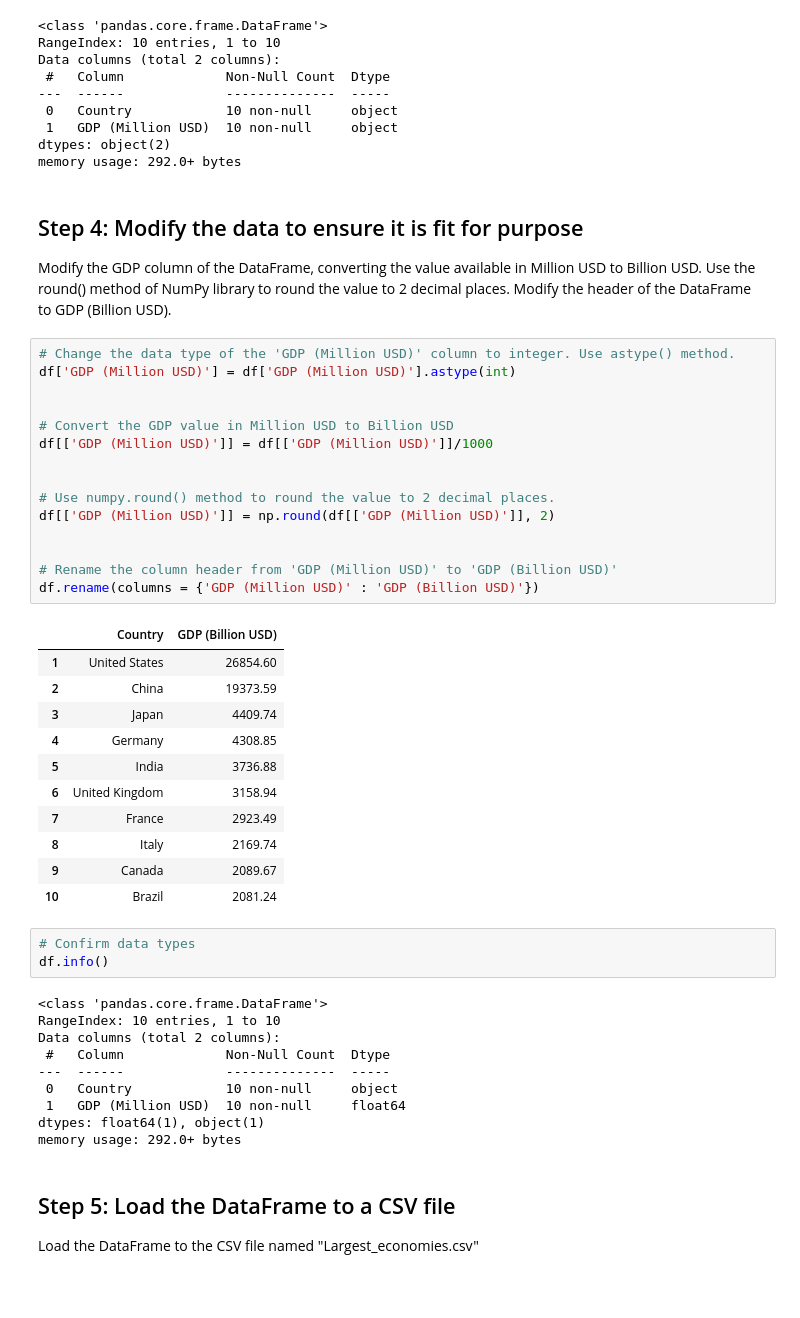
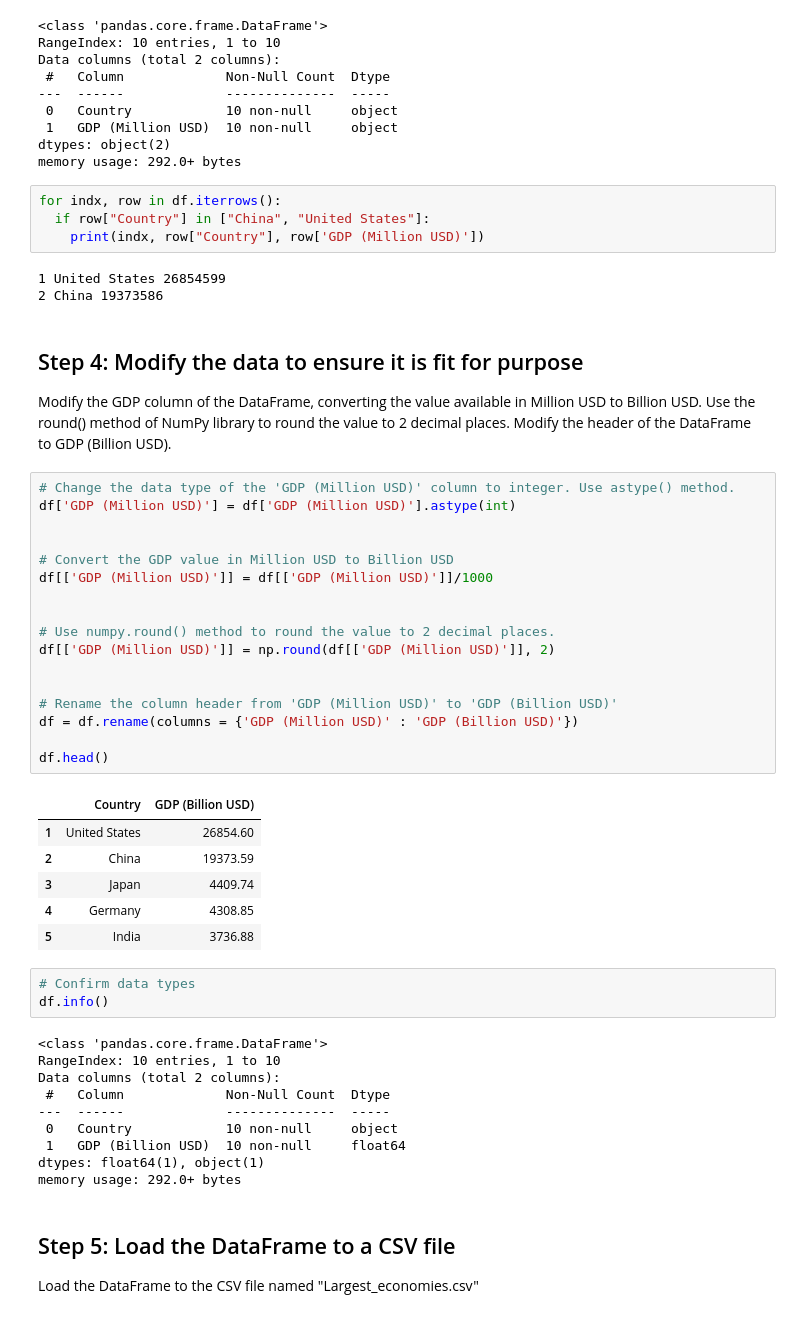
Before and after one commit to ABoothInTheWild/ibm_data_science, a Jupyter notebook: IBM-IBSC-2025-10-01/Module 2/2.13-live-session/Module_2_Live_Session_Lab_Solved.ipynb, the cells around one changed output. Saved outputs shown, nothing was run; the diff lists cells and outputs as text; blank space fills up the shorter version.

```diff
--- a/IBM-IBSC-2025-10-01/Module 2/2.13-live-session/Module_2_Live_Session_Lab_Solved.ipynb
+++ b/IBM-IBSC-2025-10-01/Module 2/2.13-live-session/Module_2_Live_Session_Lab_Solved.ipynb
@@ -84,6 +100,13 @@ Data columns (total 2 columns):
  1   GDP (Million USD)  10 non-null     object
 dtypes: object(2)
 memory usage: 292.0+ bytes
+# %%
+for indx, row in df.iterrows():
+  if row["Country"] in ["China", "United States"]:
+    print(indx, row["Country"], row['GDP (Million USD)'])
+# %% [output]
+1 United States 26854599
+2 China 19373586
 # %% [markdown]
 ## Step 4: Modify the data to ensure it is fit for purpose
 
@@ -91,30 +114,27 @@ Modify the GDP column of the DataFrame, converting the value available in Millio
 # %%
 # Change the data type of the 'GDP (Million USD)' column to integer. Use astype() method.
 df['GDP (Million USD)'] = df['GDP (Million USD)'].astype(int)
 
 
 # Convert the GDP value in Million USD to Billion USD
 df[['GDP (Million USD)']] = df[['GDP (Million USD)']]/1000
 
 
 # Use numpy.round() method to round the value to 2 decimal places.
 df[['GDP (Million USD)']] = np.round(df[['GDP (Million USD)']], 2)
 
 
 # Rename the column header from 'GDP (Million USD)' to 'GDP (Billion USD)'
-df.rename(columns = {'GDP (Million USD)' : 'GDP (Billion USD)'})
+df = df.rename(columns = {'GDP (Million USD)' : 'GDP (Billion USD)'})
+
+df.head()
 # %% [output]
 |  | Country | GDP (Billion USD) |
 | 1 | United States | 26854.60 |
 | 2 | China | 19373.59 |
 | 3 | Japan | 4409.74 |
 | 4 | Germany | 4308.85 |
 | 5 | India | 3736.88 |
-| 6 | United Kingdom | 3158.94 |
-| 7 | France | 2923.49 |
-| 8 | Italy | 2169.74 |
-| 9 | Canada | 2089.67 |
-| 10 | Brazil | 2081.24 |
 # %%
 # Confirm data types
 df.info()
@@ -125,7 +145,7 @@ Data columns (total 2 columns):
  #   Column             Non-Null Count  Dtype
 ---  ------             --------------  -----
  0   Country            10 non-null     object
- 1   GDP (Million USD)  10 non-null     float64
+ 1   GDP (Billion USD)  10 non-null     float64
 dtypes: float64(1), object(1)
 memory usage: 292.0+ bytes
 # %% [markdown]
```
Also changed, not shown: parts of 3 cells of this notebook.
